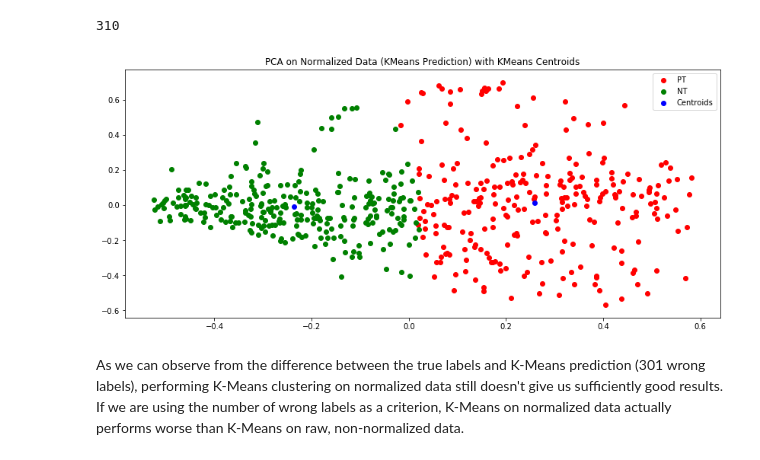
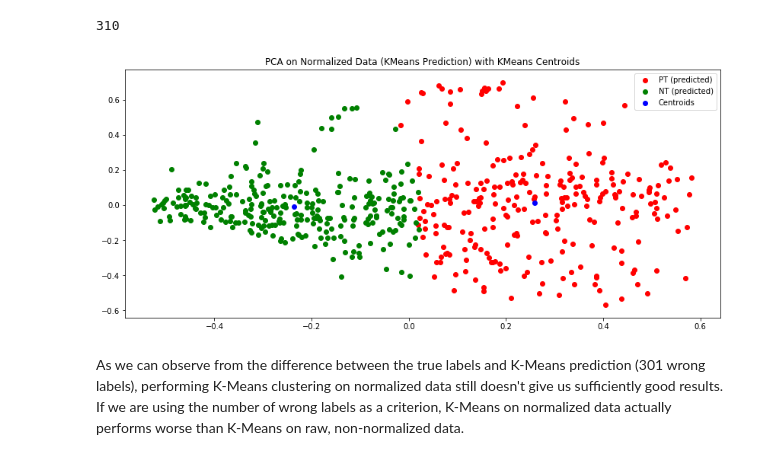
Before and after one commit to RuolinZheng08/cmsc33750-machine-learning-and-cancer, a Jupyter notebook: hw2/hw2.ipynb, the cells around one changed output. Saved outputs shown, nothing was run; the diff lists cells and outputs as text; code cells hidden in the pictures.

```diff
--- a/hw2/hw2.ipynb
+++ b/hw2/hw2.ipynb
@@ -247,10 +263,10 @@ with_centroids = PCA(n_components=2).fit_transform(
 # %%
 visualize_2d(with_centroids,
              np.concatenate([normalized_kmeans.labels_, [2, 2]]),
-             ['PT', 'NT', 'Centroids'],
+             ['PT (predicted)', 'NT (predicted)', 'Centroids'],
              'PCA on Normalized Data (KMeans Prediction) with KMeans Centroids')
 # %% [output]
-[figure, old version]
+[figure, new version]
 # %% [markdown]
 As we can observe from the difference between the true labels and K-Means prediction (301 wrong labels), performing K-Means clustering on normalized data still doesn't give us sufficiently good results. If we are using the number of wrong labels as a criterion, K-Means on normalized data actually performs worse than K-Means on raw, non-normalized data.
 # %% [markdown]
```
Also changed, not shown: parts of 12 cells of this notebook.
